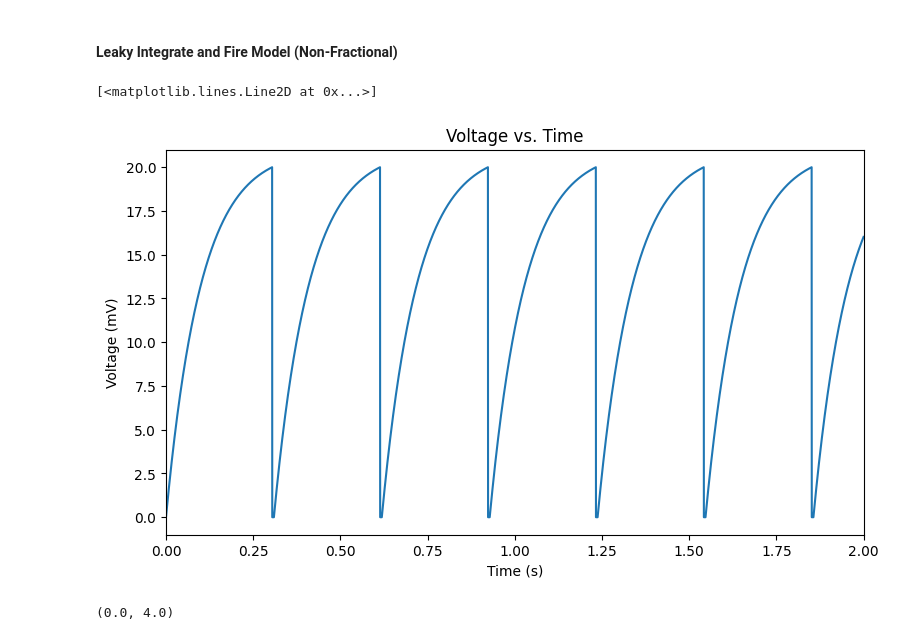
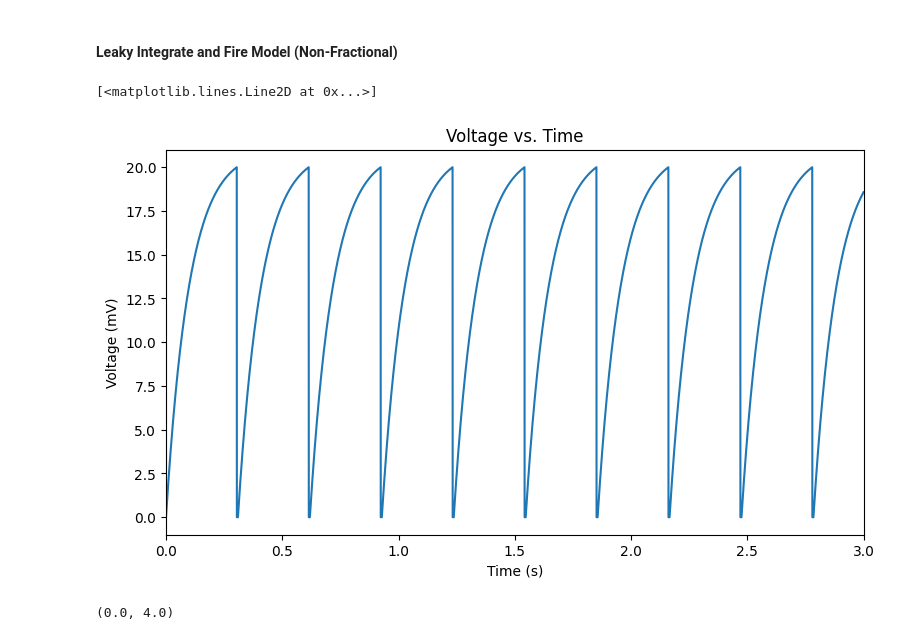
Before and after one commit to pedropalaciosjr/LIF_model, a Jupyter notebook: LIF.ipynb, the cells around one changed output. Saved outputs shown, nothing was run; the diff lists cells and outputs as text; code cells hidden in the pictures.

```diff
--- a/LIF.ipynb
+++ b/LIF.ipynb
@@ -63,13 +62,13 @@ for i, t in enumerate(timestamps):
 # %%
 plt.figure(figsize=(9, 5))
 plt.ylabel("Voltage (mV)")
 plt.xlabel("Time (s)")
 plt.title("Voltage vs. Time")
-plt.xlim(0, 2)
+plt.xlim(0, 3)
 plt.plot(timestamps/1000, LIF_model.voltages)
 # %% [output]
 [<matplotlib.lines.Line2D at 0x...>]
-[figure, old version]
+[figure, new version]
 # %%
 plt.plot(np.asarray(LIF_model.spike_times)/1000, LIF_model.spike_voltages, '.')
 plt.xlim(0, 4)
```
Also changed, not shown: parts of 11 cells of this notebook.
